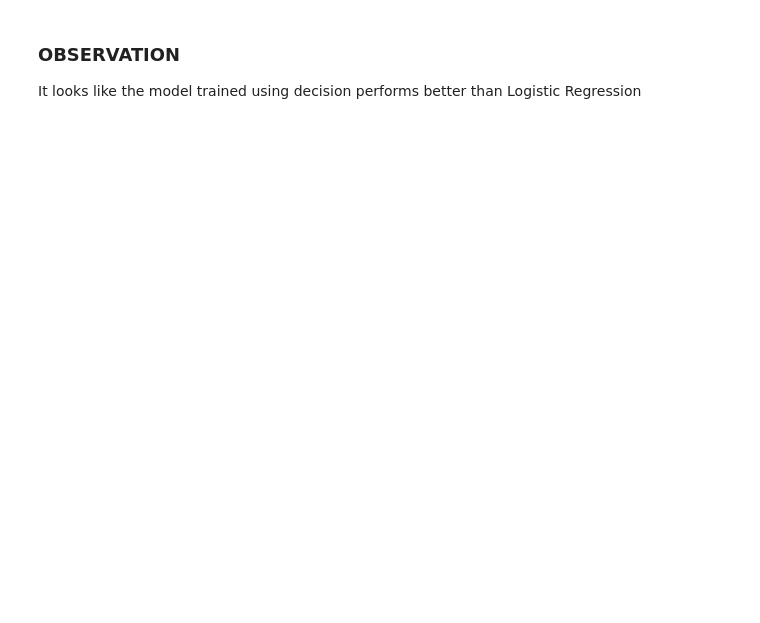
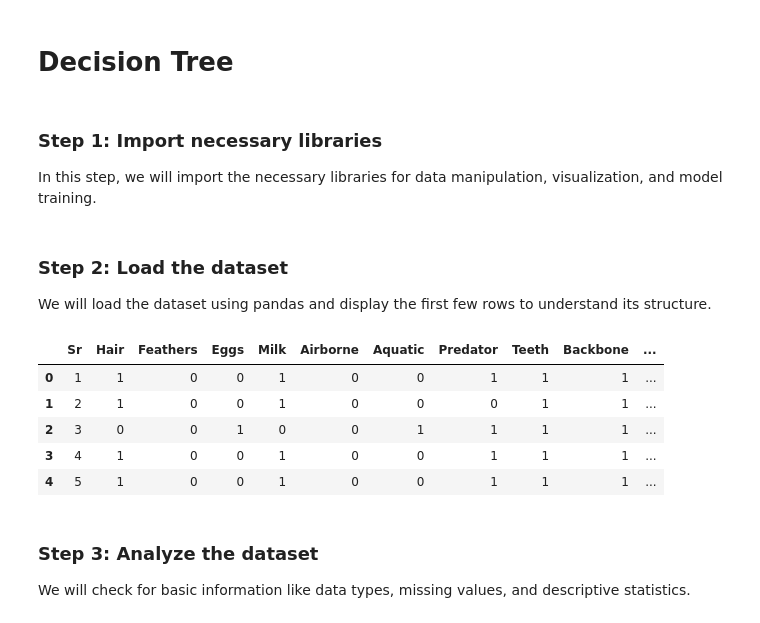
Before and after one commit to Jodick-Ndayisenga/malicious-links-detection-project, a Jupyter notebook: attack_prediction.ipynb, the cells around one changed output. Drawn from its saved outputs; the diff is of its cells as text; code cells hidden in the pictures; blank space fills up the shorter version.

Commit message:
Added decision tree model

```diff
--- a/attack_prediction.ipynb
+++ b/attack_prediction.ipynb
@@ -409,4 +1,5 @@ Logistic Regression Accuracy: 0.74
-# %% [markdown]
-### OBSERVATION
-
-It looks like the model trained using decision performs better than Logistic Regression
+# %% [markdown]
+# Decision Tree
+# %% [markdown]
+### Step 1: Import necessary libraries
+In this step, we will import the necessary libraries for data manipulation, visualization, and model training.
@@ -412,0 +15,16 @@ It looks like the model trained using decision performs better than Logistic Reg
+# %% [markdown]
+### Step 2: Load the dataset
+We will load the dataset using pandas and display the first few rows to understand its structure.
+# %%
+df = pd.read_csv("./animals.csv")
+df.head()
+# %% [output]
+|  | Sr | Hair | Feathers | Eggs | Milk | Airborne | Aquatic | Predator | Teeth | Backbone | ... |
+| 0 | 1 | 1 | 0 | 0 | 1 | 0 | 0 | 1 | 1 | 1 | ... |
+| 1 | 2 | 1 | 0 | 0 | 1 | 0 | 0 | 0 | 1 | 1 | ... |
+| 2 | 3 | 0 | 0 | 1 | 0 | 0 | 1 | 1 | 1 | 1 | ... |
+| 3 | 4 | 1 | 0 | 0 | 1 | 0 | 0 | 1 | 1 | 1 | ... |
+| 4 | 5 | 1 | 0 | 0 | 1 | 0 | 0 | 1 | 1 | 1 | ... |
+# %% [markdown]
+### Step 3: Analyze the dataset
+We will check for basic information like data types, missing values, and descriptive statistics.
```
Also changed, not shown: parts of 75 cells of this notebook.
